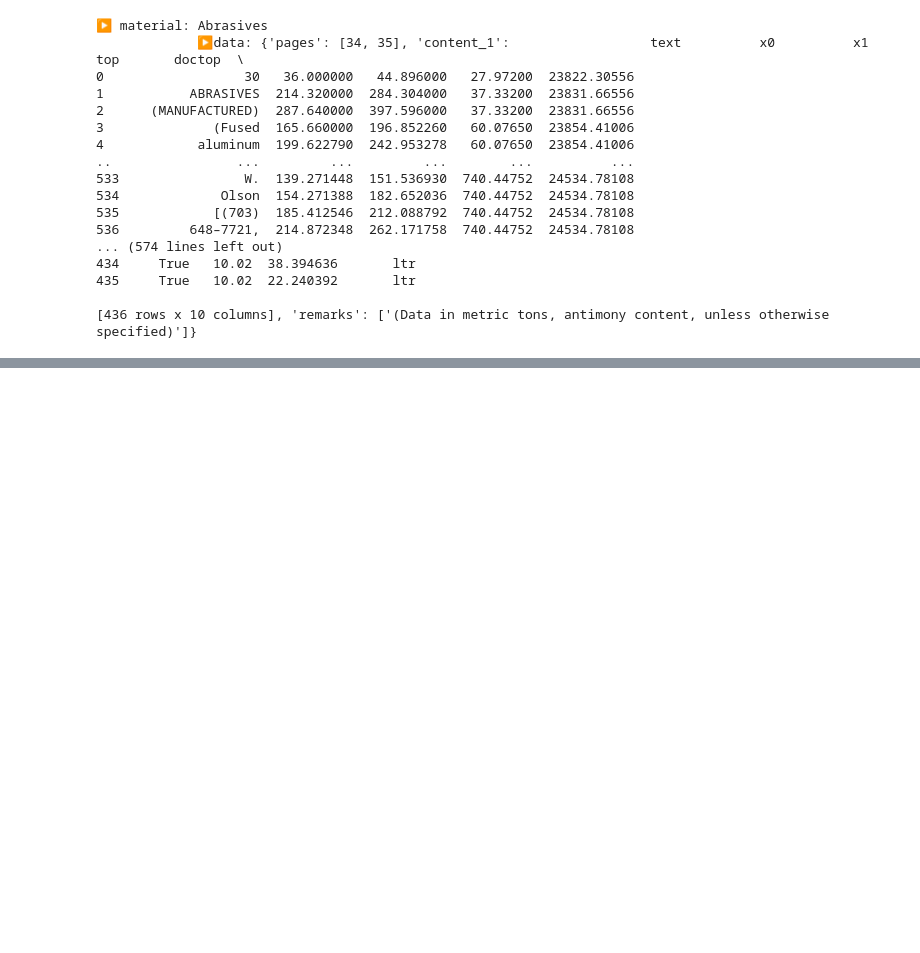
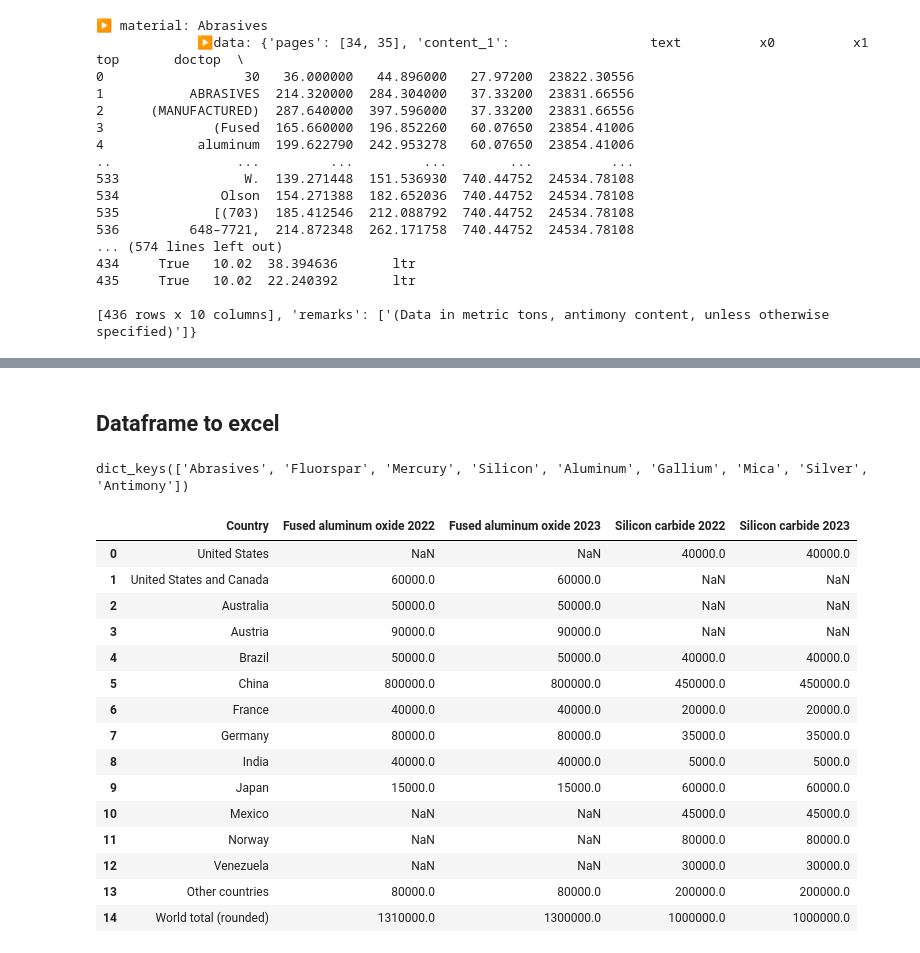
Before and after one commit to Yassmine2020/MaterialRisksSimulation, a Jupyter notebook: test_usgs/main.ipynb, the cells around one changed output, grey strips where cells are left out. Saved outputs shown, nothing was run; the diff lists cells and outputs as text; code cells hidden in the pictures; blank space fills up the shorter version.

Commit message:
dict_reorganized ✅

```diff
--- a/test_usgs/pdf_to_materials.ipynb
+++ b/test_usgs/main.ipynb
@@ -580,0 +660,27 @@ for material, data in scraping_base.items():
+# %% [markdown]
+## Dataframe to excel
+# %%
+scraping_base.keys()
+# %% [output]
+dict_keys(['Abrasives', 'Fluorspar', 'Mercury', 'Silicon', 'Aluminum', 'Gallium', 'Mica', 'Silver', 'Antimony'])
+# %%
+table = pd.read_csv('test_csv/fused_aluminum_silicon_carbide.csv')
+
+table
+# %% [output]
+|  | Country | Fused aluminum oxide 2022 | Fused aluminum oxide 2023 | Silicon carbide 2022 | Silicon carbide 2023 |
+| 0 | United States | NaN | NaN | 40000.0 | 40000.0 |
+| 1 | United States and Canada | 60000.0 | 60000.0 | NaN | NaN |
+| 2 | Australia | 50000.0 | 50000.0 | NaN | NaN |
+| 3 | Austria | 90000.0 | 90000.0 | NaN | NaN |
+| 4 | Brazil | 50000.0 | 50000.0 | 40000.0 | 40000.0 |
+| 5 | China | 800000.0 | 800000.0 | 450000.0 | 450000.0 |
+| 6 | France | 40000.0 | 40000.0 | 20000.0 | 20000.0 |
+| 7 | Germany | 80000.0 | 80000.0 | 35000.0 | 35000.0 |
+| 8 | India | 40000.0 | 40000.0 | 5000.0 | 5000.0 |
+| 9 | Japan | 15000.0 | 15000.0 | 60000.0 | 60000.0 |
+| 10 | Mexico | NaN | NaN | 45000.0 | 45000.0 |
+| 11 | Norway | NaN | NaN | 80000.0 | 80000.0 |
+| 12 | Venezuela | NaN | NaN | 30000.0 | 30000.0 |
+| 13 | Other countries | 80000.0 | 80000.0 | 200000.0 | 200000.0 |
+| 14 | World total (rounded) | 1310000.0 | 1300000.0 | 1000000.0 | 1000000.0 |
```
Also changed, not shown: parts of 16 cells of this notebook, 2 other files.
